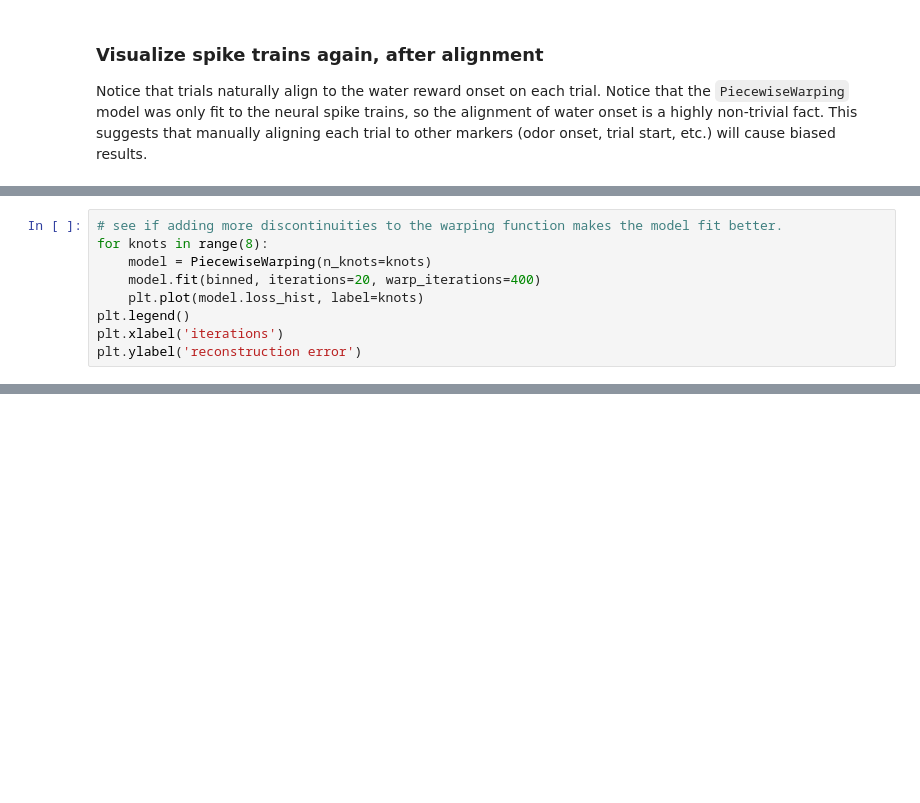
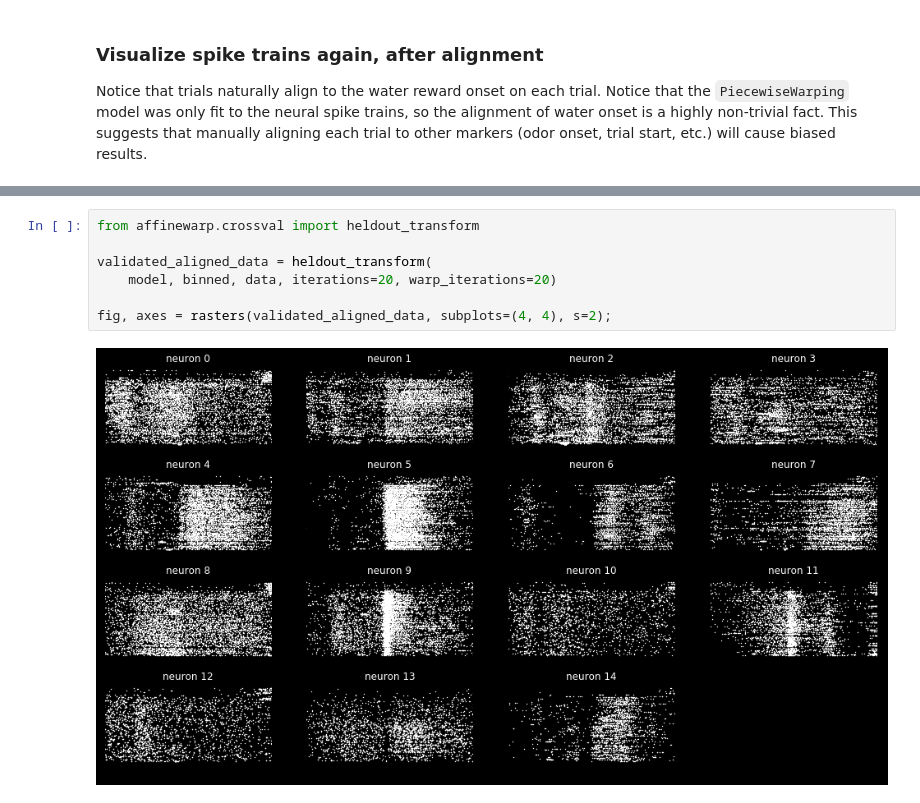
Before and after one commit to ahwillia/affinewarp, a Jupyter notebook: examples/orbitofrontal_cortex/OFC-2.ipynb, the cells around one changed output, grey strips where cells are left out. Cells and saved outputs as stored; diff of their text form; blank space fills up the shorter version.

```diff
--- a/examples/orbitofrontal_cortex/OFC-2.ipynb
+++ b/examples/orbitofrontal_cortex/OFC-2.ipynb
@@ -160,9 +155,0 @@ We started by fitting a linear warping model. If we increase the complexity of t
-# %%
-# see if adding more discontinuities to the warping function makes the model fit better.
-for knots in range(8):
-    model = PiecewiseWarping(n_knots=knots)
-    model.fit(binned, iterations=20, warp_iterations=400)
-    plt.plot(model.loss_hist, label=knots)
-plt.legend()
-plt.xlabel('iterations')
-plt.ylabel('reconstruction error')
@@ -171,0 +160,9 @@ Text(0, 0.5, 'reconstruction error')
+# %%
+from affinewarp.crossval import heldout_transform
+
+validated_aligned_data = heldout_transform(
+    model, binned, data, iterations=20, warp_iterations=20)
+
+fig, axes = rasters(validated_aligned_data, subplots=(4, 4), s=2);
+# %% [output]
+[figure, added]
```
Also changed, not shown: parts of 5 cells of this notebook, 2 other files.
